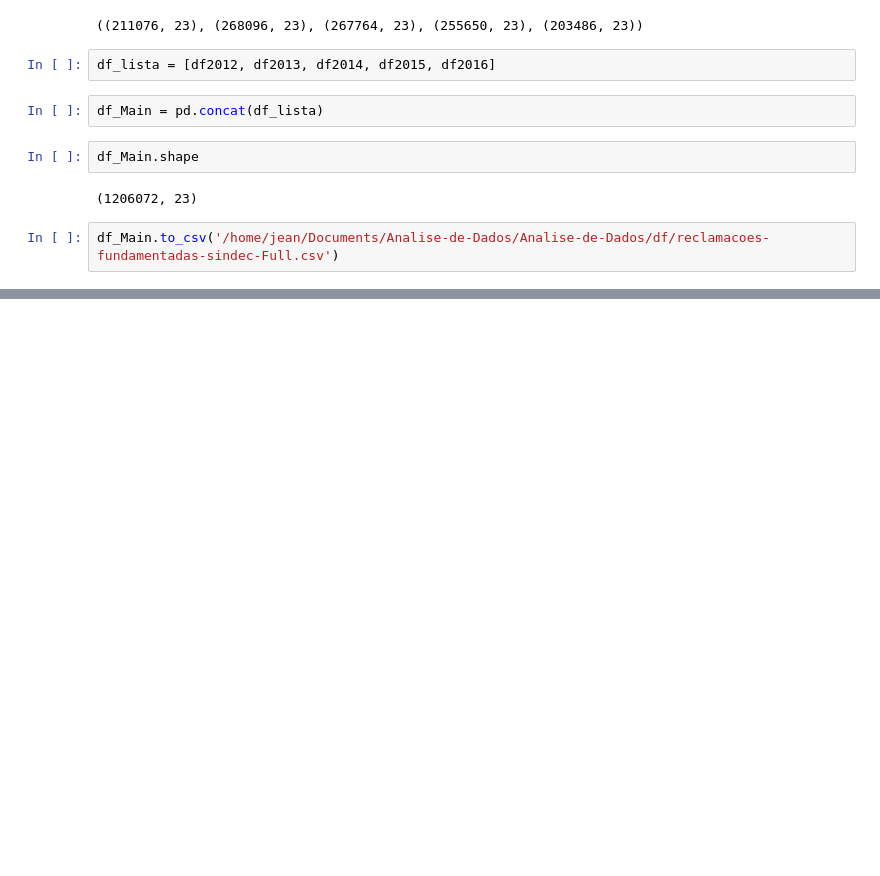
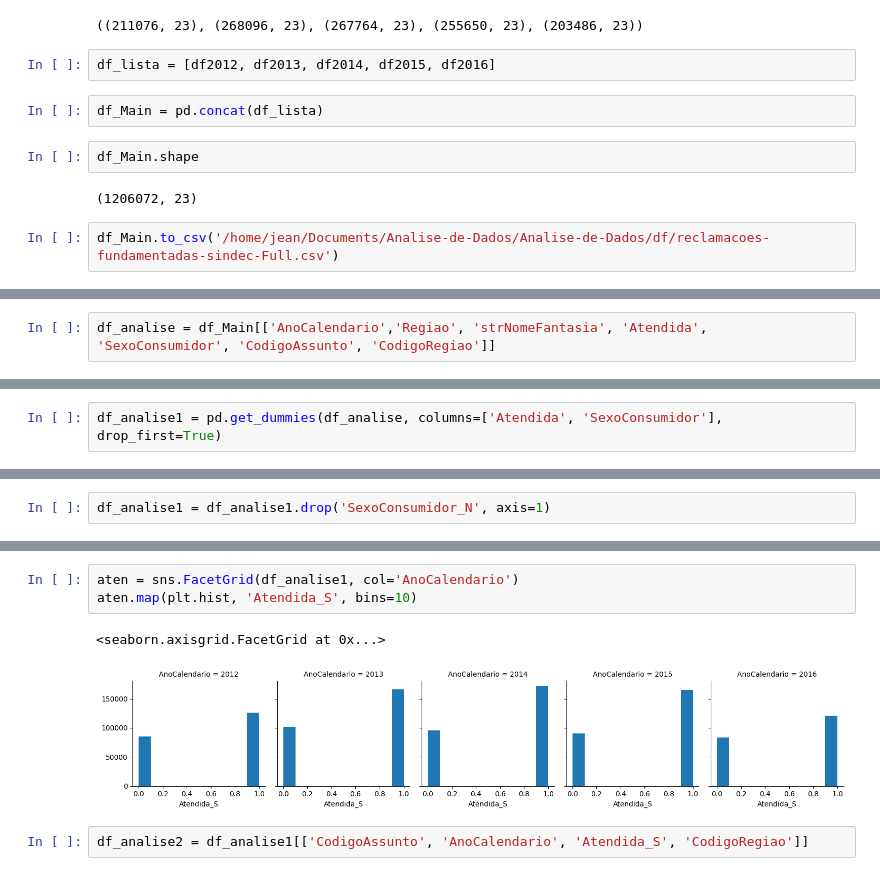
Before and after one commit to jeanthecreator/Analise-de-Dados2, a Jupyter notebook: Entrega.ipynb, the cells around one changed output, grey strips where cells are left out. Drawn from its saved outputs; the diff is of its cells as text; blank space fills up the shorter version.

```diff
--- a/Entrega.ipynb
+++ b/Entrega.ipynb
@@ -24,0 +42,2 @@ df_Main.to_csv('/home/jean/Documents/Analise-de-Dados/Analise-de-Dados/df/reclam
+# %%
+df_analise = df_Main[['AnoCalendario','Regiao', 'strNomeFantasia', 'Atendida', 'SexoConsumidor', 'CodigoAssunto', 'CodigoRegiao']]
@@ -24,0 +53,2 @@ df_Main.to_csv('/home/jean/Documents/Analise-de-Dados/Analise-de-Dados/df/reclam
+# %%
+df_analise1 = pd.get_dummies(df_analise, columns=['Atendida', 'SexoConsumidor'], drop_first=True)
@@ -24,0 +64,2 @@ df_Main.to_csv('/home/jean/Documents/Analise-de-Dados/Analise-de-Dados/df/reclam
+# %%
+df_analise1 = df_analise1.drop('SexoConsumidor_N', axis=1)
@@ -24,0 +75,8 @@ df_Main.to_csv('/home/jean/Documents/Analise-de-Dados/Analise-de-Dados/df/reclam
+# %%
+aten = sns.FacetGrid(df_analise1, col='AnoCalendario')
+aten.map(plt.hist, 'Atendida_S', bins=10)
+# %% [output]
+<seaborn.axisgrid.FacetGrid at 0x...>
+[figure, added]
+# %%
+df_analise2 = df_analise1[['CodigoAssunto', 'AnoCalendario', 'Atendida_S', 'CodigoRegiao']]
```
Also changed, not shown: parts of 20 cells of this notebook, 3 other files.
